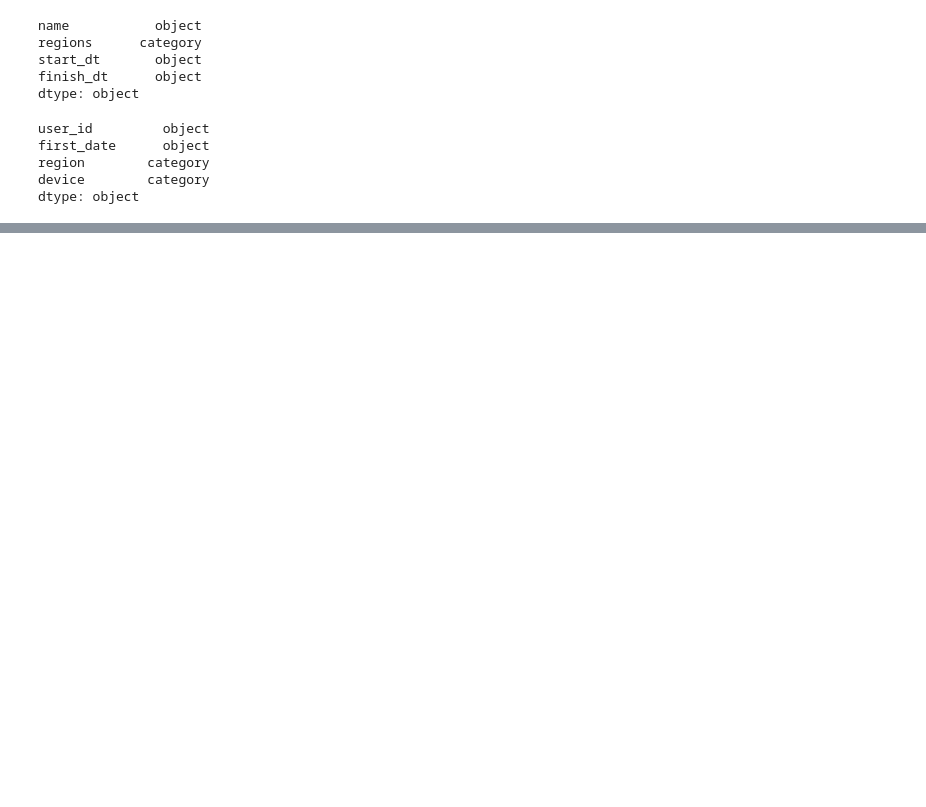
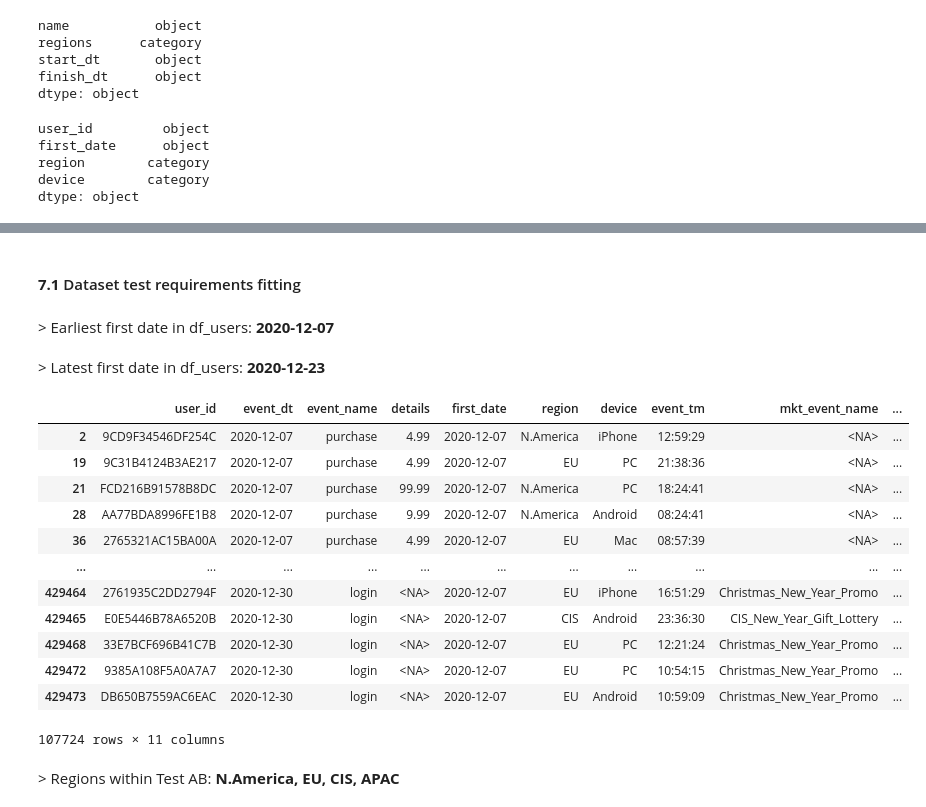
Before and after one commit to LuisPastranaLemus/P-20251014_Tripleten_FinalProject, a Jupyter notebook: notebooks/00-2_AB_test_guided_analysis_foundations.ipynb, the cells around one changed output, grey strips where cells are left out. Cells and saved outputs as stored; diff of their text form; code cells hidden in the pictures; blank space fills up the shorter version.

```diff
--- a/notebooks/00-2_AB_test_guided_analysis_foundations.ipynb
+++ b/notebooks/00-2_AB_test_guided_analysis_foundations.ipynb
@@ -480,0 +943,41 @@ dtype: object
+# %% [markdown]
+#### **7.1** Dataset test requirements fitting
+# %%
+# Get data first date lifetime
+display(HTML(f"> Earliest first date in df_users: <b>{df_users['first_date'].min()}</b>"))
+display(HTML(f"> Latest first date in df_users: <b>{df_users['first_date'].max()}</b>"))
+# %% [output]
+> Earliest first date in df_users: 2020-12-07
+> Latest first date in df_users: 2020-12-23
+# %%
+# Get data that fits onñy for A/B test lifetime (Launch - End date)
+df_users_testAB = df_users.loc[(df_users['first_date'] >= dt.date(2020, 12, 7)) & (df_users['first_date'] <= dt.date(2020, 12, 21)), :]
+df_users_testAB
+# %% [output]
+|  | user_id | event_dt | event_name | details | first_date | region | device | event_tm | mkt_event_name | ... |
+| 2 | 9CD9F34546DF254C | 2020-12-07 | purchase | 4.99 | 2020-12-07 | N.America | iPhone | 12:59:29 | <NA> | ... |
+| 19 | 9C31B4124B3AE217 | 2020-12-07 | purchase | 4.99 | 2020-12-07 | EU | PC | 21:38:36 | <NA> | ... |
+| 21 | FCD216B91578B8DC | 2020-12-07 | purchase | 99.99 | 2020-12-07 | N.America | PC | 18:24:41 | <NA> | ... |
+| 28 | AA77BDA8996FE1B8 | 2020-12-07 | purchase | 9.99 | 2020-12-07 | N.America | Android | 08:24:41 | <NA> | ... |
+| 36 | 2765321AC15BA00A | 2020-12-07 | purchase | 4.99 | 2020-12-07 | EU | Mac | 08:57:39 | <NA> | ... |
+| ... | ... | ... | ... | ... | ... | ... | ... | ... | ... | ... |
+| 429464 | 2761935C2DD2794F | 2020-12-30 | login | <NA> | 2020-12-07 | EU | iPhone | 16:51:29 | Christmas_New_Year_Promo | ... |
+| 429465 | E0E5446B78A6520B | 2020-12-30 | login | <NA> | 2020-12-07 | CIS | Android | 23:36:30 | CIS_New_Year_Gift_Lottery | ... |
+| 429468 | 33E7BCF696B41C7B | 2020-12-30 | login | <NA> | 2020-12-07 | EU | PC | 12:21:24 | Christmas_New_Year_Promo | ... |
+| 429472 | 9385A108F5A0A7A7 | 2020-12-30 | login | <NA> | 2020-12-07 | EU | PC | 10:54:15 | Christmas_New_Year_Promo | ... |
+| 429473 | DB650B7559AC6EAC | 2020-12-30 | login | <NA> | 2020-12-07 | EU | Android | 10:59:09 | Christmas_New_Year_Promo | ... |
+107724 rows × 11 columns
+# %%
+# Get audience Info within Test AB
+
+html_output =""
+
+for region in df_users_testAB['region'].unique():
+    if region == df_users_testAB['region'].unique()[-1]:
+        html_output += f"{region}"
+    else:
+        html_output += f"{region}, "
+
+display(HTML(f"> Regions within Test AB: <b>{html_output}</b>"))
+# %% [output]
+> Regions within Test AB: N.America, EU, CIS, APAC
```
Also changed, not shown: parts of 51 cells of this notebook.
